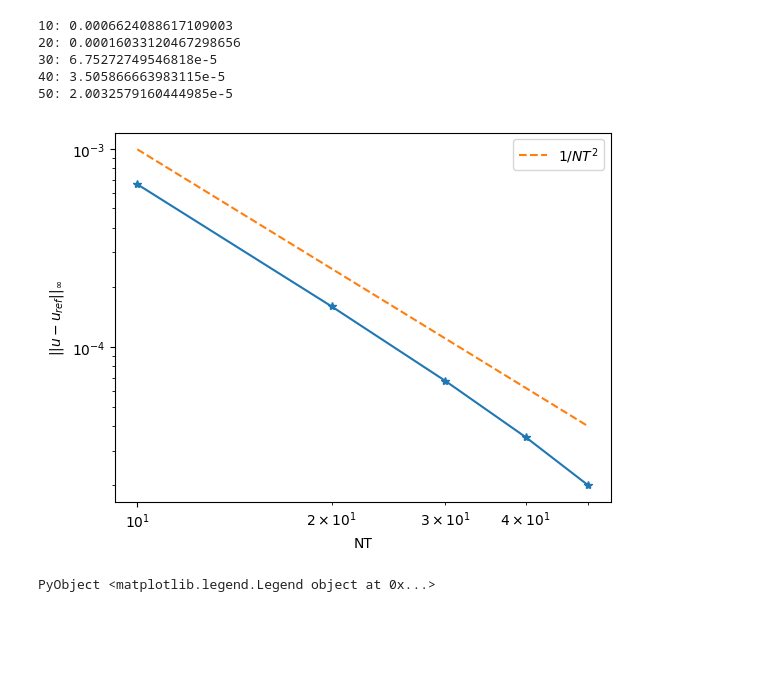
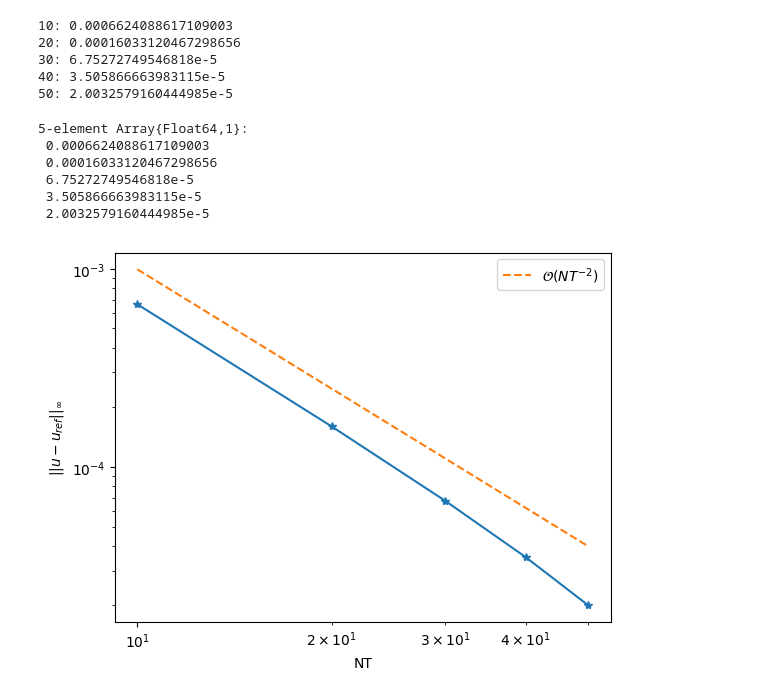
Before and after one commit to JuliaTagBot/Hmatrix.jl, a Jupyter notebook: Levy-1D-Gaussian.ipynb, the cells around one changed output. Saved outputs shown, nothing was run; the diff lists cells and outputs as text; code cells hidden in the pictures; blank space fills up the shorter version.

```diff
--- a/Levy-1D-Gaussian.ipynb
+++ b/Levy-1D-Gaussian.ipynb
@@ -383,14 +416,23 @@ end
 30: 6.75272749546818e-5
 40: 3.505866663983115e-5
 50: 2.0032579160444985e-5
+# %%
+E = [ 0.0006624088617109003;0.00016033120467298656; 6.75272749546818e-5; 3.505866663983115e-5; 2.0032579160444985e-5]
+# %% [output]
+5-element Array{Float64,1}:
+ 0.0006624088617109003
+ 0.00016033120467298656
+ 6.75272749546818e-5
+ 3.505866663983115e-5
+ 2.0032579160444985e-5
 # %%
 loglog(10:10:50, E, "*-")
 r = polyfit(log.(10:10:50), log.(E), 1)
 r[1] = -2.0
-plot(10:50, exp.(r(log.(10:50))), "--", label=L"1/NT^2")
+plot(10:50, exp.(r(log.(10:50))), "--", label=L"\mathcal{O}(NT^{-2})")
 xlabel("NT")
 ylabel(L"||u-u_{ref}||_\infty")
 legend()
+mpl.save("latex/figures/gauss1d_dt.tex")
 # %% [output]
-[figure, old version]
+[figure, new version]
-PyObject <matplotlib.legend.Legend object at 0x...>
```
Also changed, not shown: parts of 19 cells of this notebook, 1 other file.
